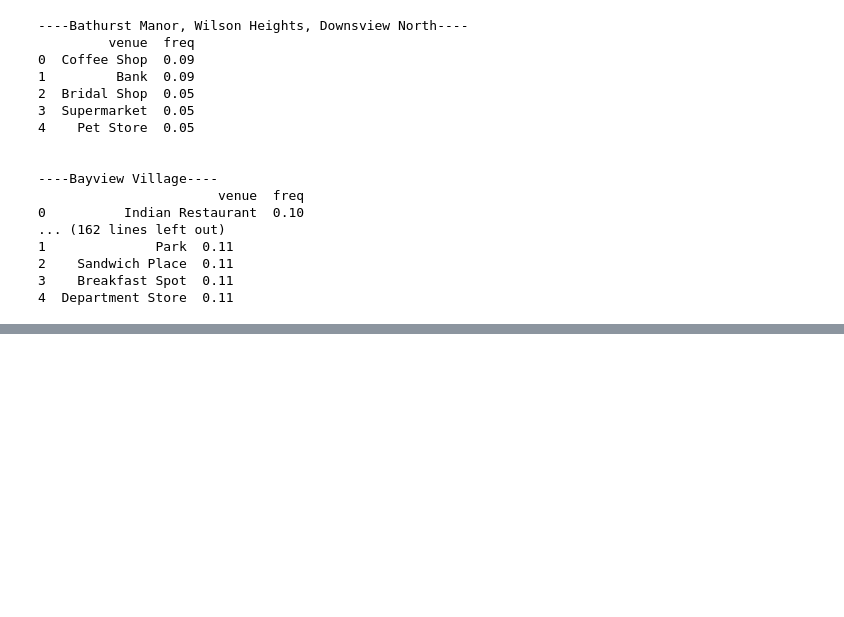
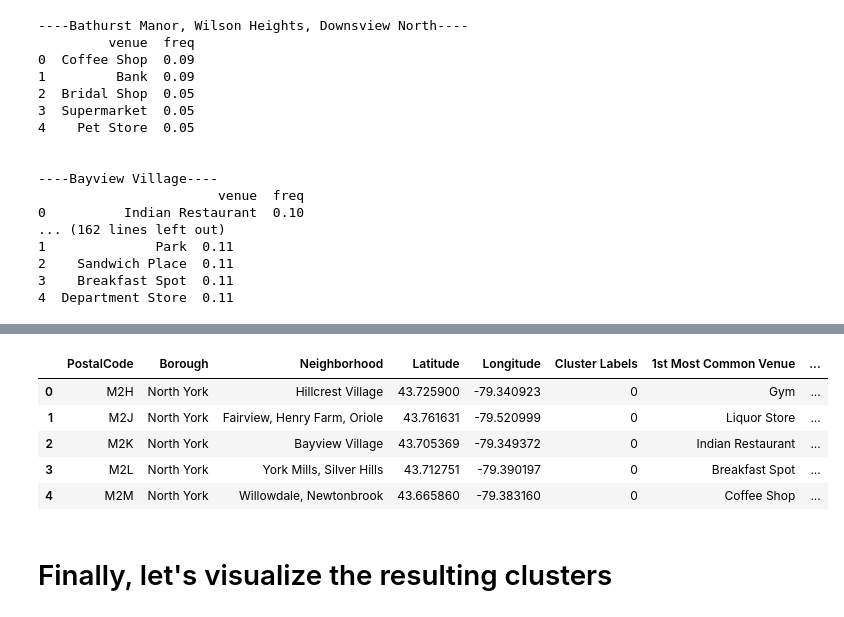
Before and after one commit to nikkapallado/Coursera_Capstone, a Jupyter notebook: P1 Peer-graded Assignment: Segmenting and Clusteri.ipynb, the cells around one changed output, grey strips where cells are left out. Drawn from its saved outputs; the diff is of its cells as text; code cells hidden in the pictures; blank space fills up the shorter version.

```diff
--- a/P1 Peer-graded Assignment: Segmenting and Clusteri.ipynb
+++ b/P1 Peer-graded Assignment: Segmenting and Clusteri.ipynb
@@ -483,0 +543,19 @@ for hood in northyork_grouped['Neighborhood']:
+# %%
+# add clustering labels
+neighborhoods_venues_sorted.insert(0, 'Cluster Labels', kmeans.labels_)
+
+northyork_merged = northyork_data
+
+# merge manhattan_grouped with manhattan_data to add latitude/longitude for each neighborhood
+northyork_merged = northyork_merged.join(neighborhoods_venues_sorted.set_index('Neighborhood'), on='Neighborhood')
+
+northyork_merged.head() # check the last columns!
+# %% [output]
+|  | PostalCode | Borough | Neighborhood | Latitude | Longitude | Cluster Labels | 1st Most Common Venue | ... |
+| 0 | M2H | North York | Hillcrest Village | 43.725900 | -79.340923 | 0 | Gym | ... |
+| 1 | M2J | North York | Fairview, Henry Farm, Oriole | 43.761631 | -79.520999 | 0 | Liquor Store | ... |
+| 2 | M2K | North York | Bayview Village | 43.705369 | -79.349372 | 0 | Indian Restaurant | ... |
+| 3 | M2L | North York | York Mills, Silver Hills | 43.712751 | -79.390197 | 0 | Breakfast Spot | ... |
+| 4 | M2M | North York | Willowdale, Newtonbrook | 43.665860 | -79.383160 | 0 | Coffee Shop | ... |
+# %% [markdown]
+# Finally, let's visualize the resulting clusters
```
Also changed, not shown: parts of 21 cells of this notebook.
